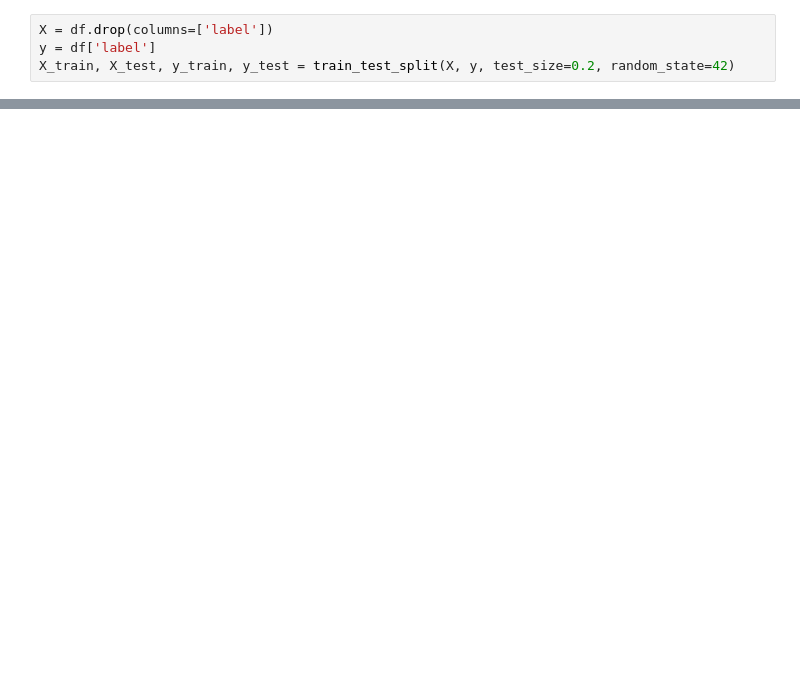
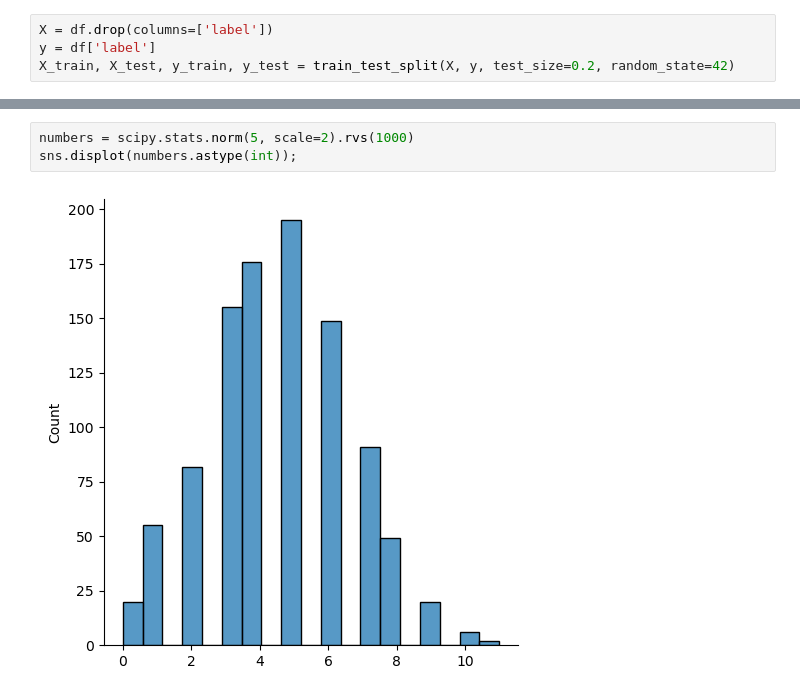
Before and after one commit to KyleSDeveloper/DS_ML_Cybersecurity_Project, a Jupyter notebook: sandbox.ipynb, the cells around one changed output, grey strips where cells are left out. Drawn from its saved outputs; the diff is of its cells as text; blank space fills up the shorter version.

```diff
--- a/sandbox.ipynb
+++ b/sandbox.ipynb
@@ -174,0 +100,5 @@ Confusion Matrix:
+# %%
+numbers = scipy.stats.norm(5, scale=2).rvs(1000)
+sns.displot(numbers.astype(int));
+# %% [output]
+[figure, added]
```
Also changed, not shown: parts of 30 cells of this notebook, 1 other file.
